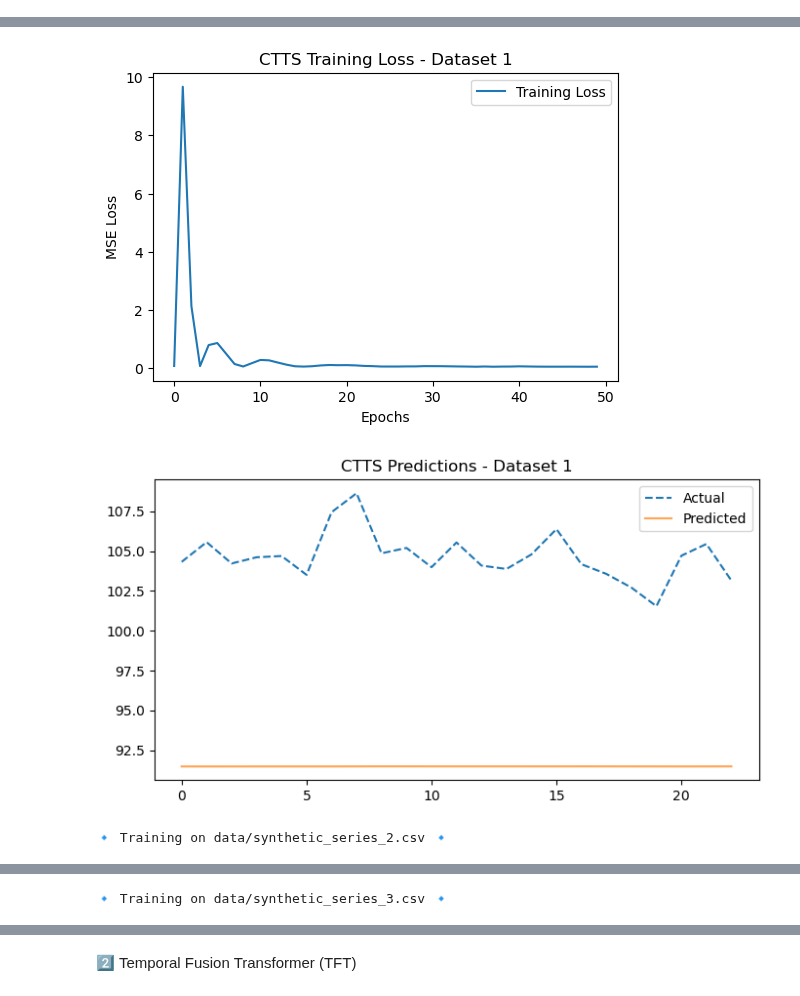
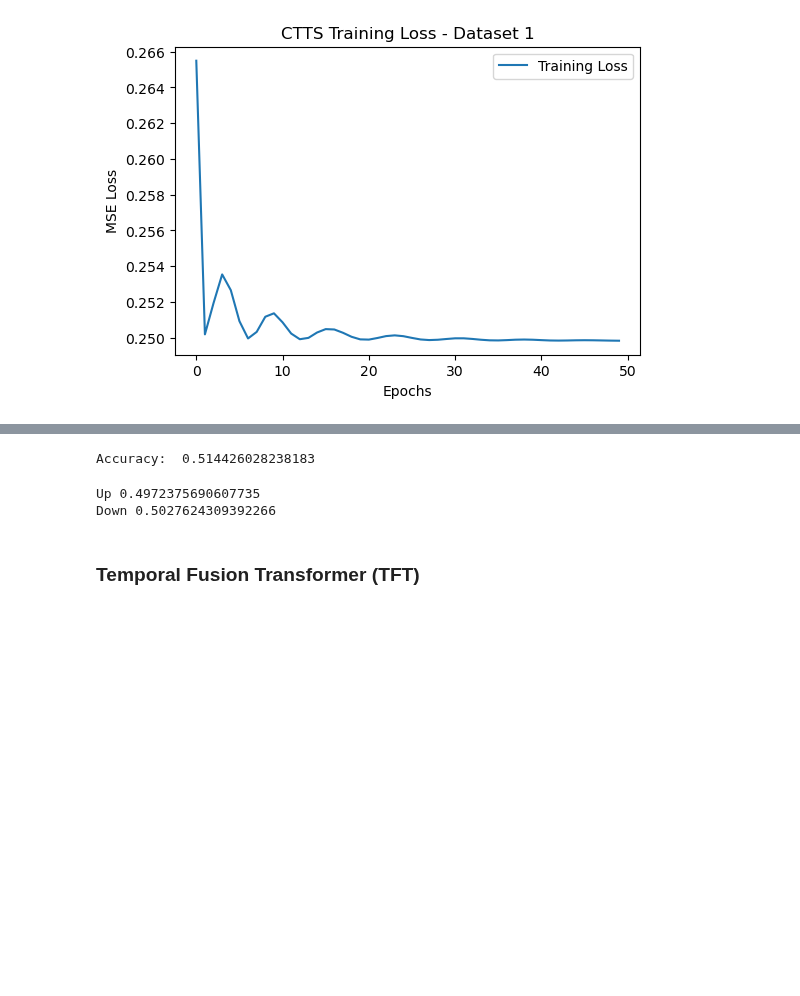
Before and after one commit to j85liu/bloomberg-time-series, a Jupyter notebook: test.ipynb, the cells around one changed output, grey strips where cells are left out. Cells and saved outputs as stored; diff of their text form; code cells hidden in the pictures; blank space fills up the shorter version.

```diff
--- a/test.ipynb
+++ b/test.ipynb
@@ -188,6 +200,7 @@ import torch.optim as optim
 import pandas as pd
 import numpy as np
 import matplotlib.pyplot as plt
+# import models.modules
 from models.ctts import CTTS
 
 # Load synthetic data
@@ -203,7 +216,12 @@ def load_synthetic_data(file_path, input_size=30):
     X, Y = [], []
     for i in range(len(prices) - input_size):
         X.append(prices[i:i+input_size])
-        Y.append(prices[i+input_size])
+        if prices[i+input_size] > prices[i+input_size-1]:
+            Y.append([1,0])
+        # elif prices[i+input_size] == prices[i+input_size-1]:
+        #     Y.append([0,1,0])
+        else:
+            Y.append([0,1])
 
     X, Y = np.array(X), np.array(Y)
     return torch.tensor(X, dtype=torch.float32).unsqueeze(1), torch.tensor(Y, dtype=torch.float32), min_price, max_price
@@ -231,17 +249,26 @@ def train_ctts(model, X_train, Y_train, epochs=50, lr=0.001):
 
     return losses
 
+def get_accuracy_rate(predictions, Y):
+    predicted_classes = torch.argmax(torch.tensor(predictions, dtype=torch.float32), dim=1)
+    labels = torch.argmax(torch.tensor(Y, dtype=torch.float32), dim=1)
+    correct = (predicted_classes == labels).sum().item()
+    total = labels.size(0)
+    rate = correct / total
+    return rate
+
+
 # Prediction function
-def evaluate_ctts(model, X_test, min_price, max_price):
+def evaluate_ctts(model, X_test, Y_test):
     model.eval()
     with torch.no_grad():
         preds = model(X_test.to(torch.device("cuda" if torch.cuda.is_available() else "cpu"))).cpu().numpy()
 
-    # Rescale predictions back to original price scale
-    return preds * (max_price - min_price) + min_price
+    return get_accuracy_rate(preds, Y_test)
 
 # Load and train on 3 datasets
-file_paths = ["data/synthetic_series_1.csv", "data/synthetic_series_2.csv", "data/synthetic_series_3.csv"]
+# file_paths = ["data/synthetic_series_1.csv", "data/synthetic_series_2.csv", "data/synthetic_series_3.csv"]
+file_paths = ["data/synthetic/data/synthetic_series_1.csv"]
 input_size = 30
 epochs = 50
 
@@ -257,7 +284,13 @@ for idx, file_path in enumerate(file_paths):
     X_test, Y_test = X[split_idx:], Y[split_idx:]
 
     # Initialize & train model
-    model = CTTS(input_channels=1, hidden_units=64, output_size=1)
+    model = CTTS(input_channels=1,
+                 cnn_kernel_size=5,
+                 cnn_out_channels=64,
+                 transformer_dim=128,
+                 nhead=4,
+                 num_layers=2,
+                 num_classes=2)
     losses = train_ctts(model, X_train, Y_train, epochs=epochs)
 
     # Plot training loss
@@ -270,13 +303,14 @@ for idx, file_path in enumerate(file_paths):
     plt.show()
 
     # Evaluate model
-    predictions = evaluate_ctts(model, X_test, min_price, max_price)
+    accuracy = evaluate_ctts(model, X_test, Y_test)
+    print('Accuracy: ', accuracy)
 
     # Plot actual vs predicted
-    plt.figure(figsize=(8, 4))
-    plt.plot(Y_test.numpy() * (max_price - min_price) + min_price, label="Actual", linestyle="dashed")
-    plt.plot(predictions, label="Predicted", alpha=0.7)
-    plt.title(f"CTTS Predictions - Dataset {idx+1}")
-    plt.legend()
-    plt.show()
+    # plt.figure(figsize=(8, 4))
+    # plt.plot(Y_test.numpy() * (max_price - min_price) + min_price, label="Actual", linestyle="dashed")
+    # plt.plot(predictions, label="Predicted", alpha=0.7)
+    # plt.title(f"CTTS Predictions - Dataset {idx+1}")
+    # plt.legend()
+    # plt.show()
 # %% [output]
@@ -283,0 +323 @@ for idx, file_path in enumerate(file_paths):
+[figure, new version]
@@ -289,3 +324,0 @@ Epoch 40: Loss 0.0656
-[figure, old version]
-[figure, removed]
-🔹 Training on data/synthetic_series_2.csv 🔹
@@ -299 +324,0 @@ Epoch 40: Loss 0.0613
-🔹 Training on data/synthetic_series_3.csv 🔹
@@ -307,2 +325,16 @@ Epoch 40: Loss 0.0542
+# %%
+accuracy = evaluate_ctts(model, X_train, Y_train)
+print('Accuracy: ', accuracy)
+# %% [output]
+Accuracy:  0.514426028238183
+# %%
+labels = torch.argmax(torch.tensor(Y, dtype=torch.float32), dim=1).numpy()
+unique, counts = np.unique(labels, return_counts=True)
+counts = dict(zip(unique, counts))
+print('Up', counts[0]/len(labels))
+print('Down', counts[1]/len(labels))
+# %% [output]
+Up 0.4972375690607735
+Down 0.5027624309392266
 # %% [markdown]
-2️⃣ Temporal Fusion Transformer (TFT)
+### Temporal Fusion Transformer (TFT)
```
Also changed, not shown: parts of 31 cells of this notebook.
